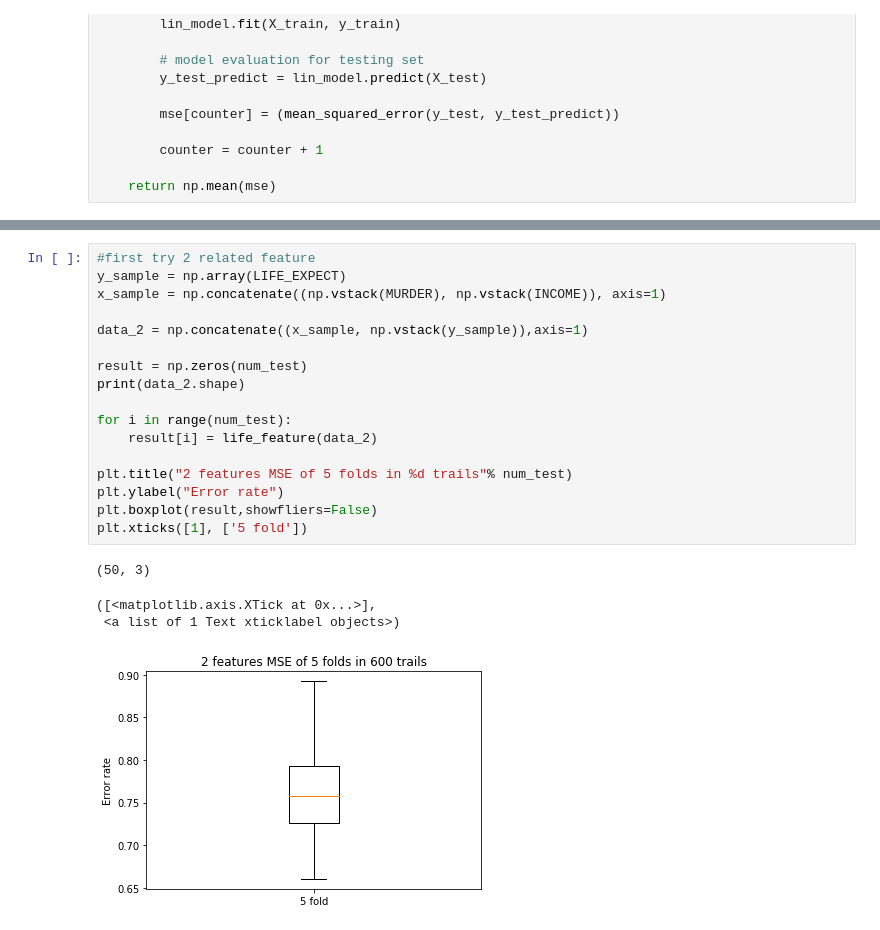
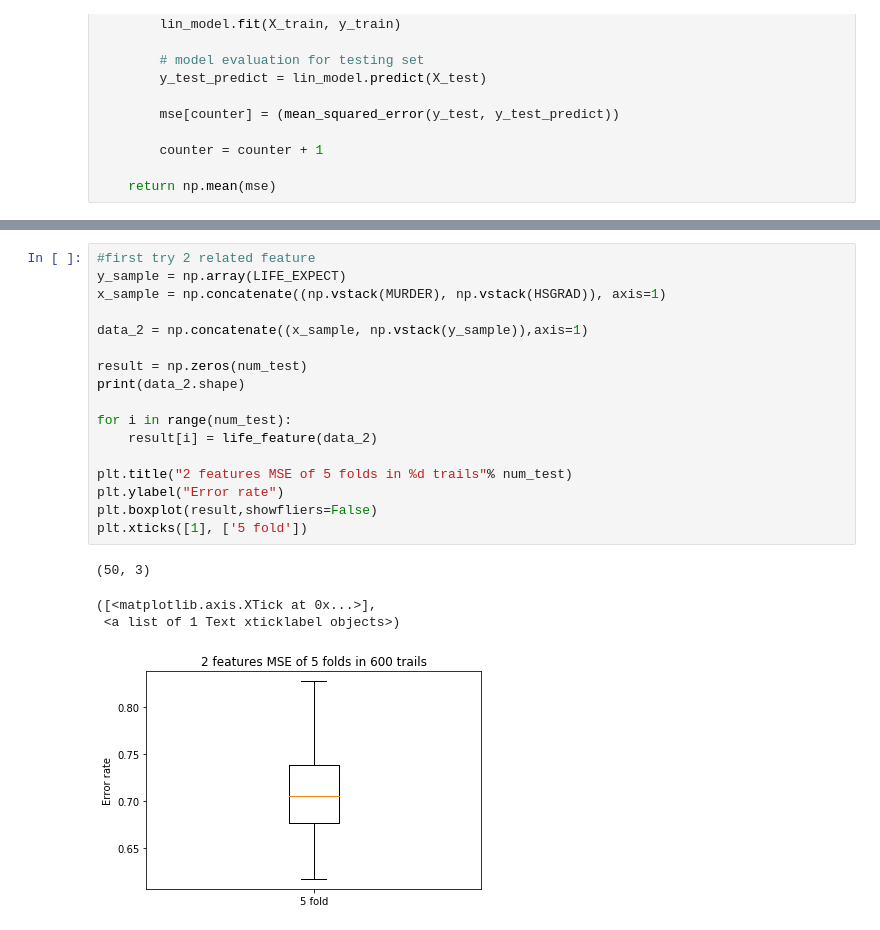
Before and after one commit to djzts/EE4389w, a Jupyter notebook: Untitled Folder/2.10.ipynb, the cells around one changed output, grey strips where cells are left out. Saved outputs shown, nothing was run; the diff lists cells and outputs as text.

```diff
--- a/Untitled Folder/2.10.ipynb
+++ b/Untitled Folder/2.10.ipynb
@@ -248,25 +248,25 @@ plt.xticks([1], ['5 fold'])
 # %%
 #first try 2 related feature
 y_sample = np.array(LIFE_EXPECT)
-x_sample = np.concatenate((np.vstack(MURDER), np.vstack(INCOME)), axis=1)
+x_sample = np.concatenate((np.vstack(MURDER), np.vstack(HSGRAD)), axis=1)
 
 data_2 = np.concatenate((x_sample, np.vstack(y_sample)),axis=1)
 
 result = np.zeros(num_test)
 print(data_2.shape)
 
 for i in range(num_test):
     result[i] = life_feature(data_2)
 
 plt.title("2 features MSE of 5 folds in %d trails"% num_test)
 plt.ylabel("Error rate")
 plt.boxplot(result,showfliers=False)
 plt.xticks([1], ['5 fold'])
 # %% [output]
 (50, 3)
 ([<matplotlib.axis.XTick at 0x...>],
  <a list of 1 Text xticklabel objects>)
-[figure, old version]
+[figure, new version]
 # %%
 #first try 2 related feature
 y_sample = np.array(LIFE_EXPECT)
```
Also changed, not shown: parts of 6 cells of this notebook, 3 other files.
